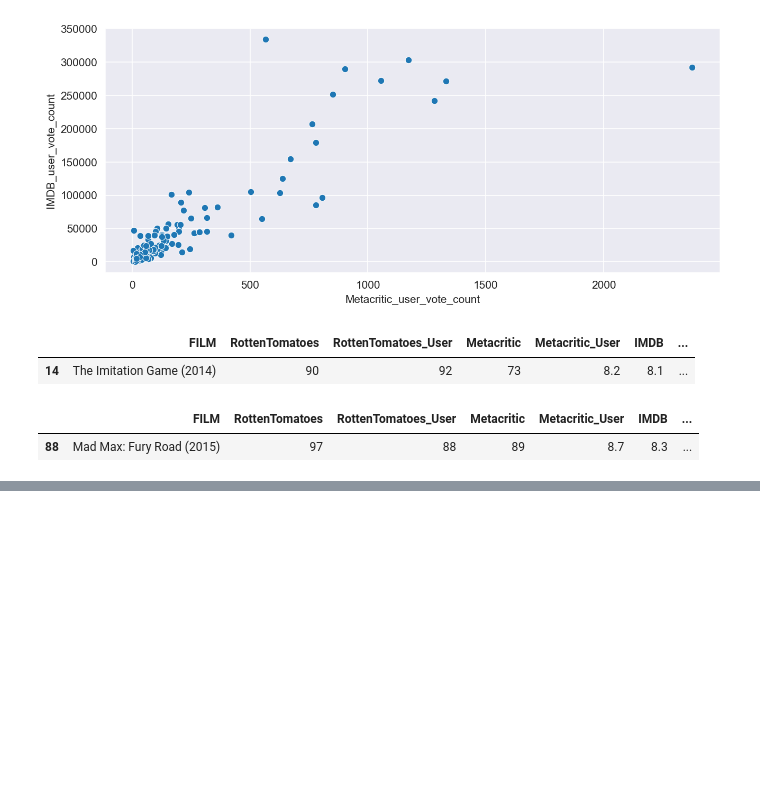
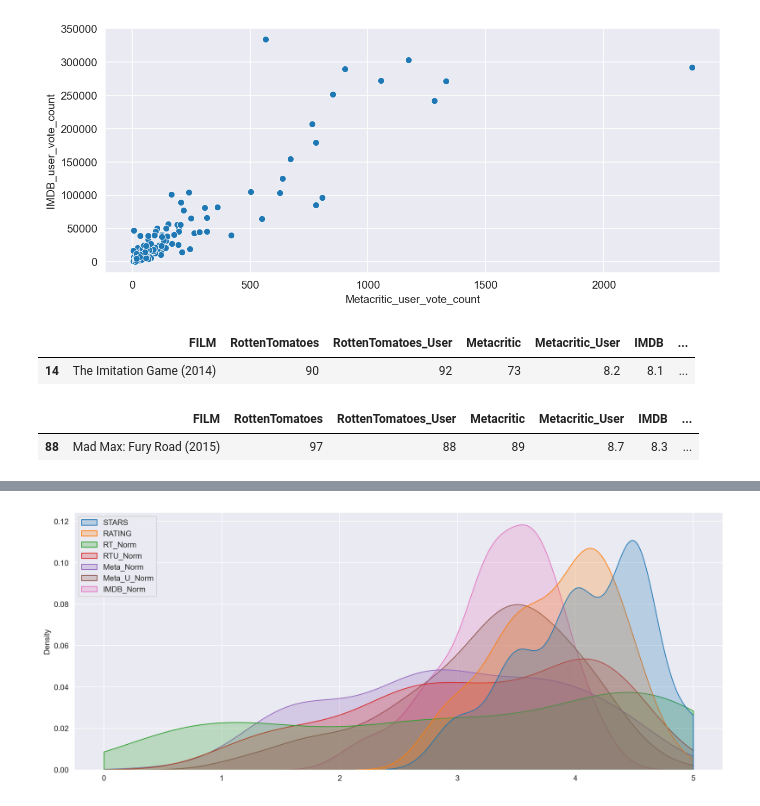
Before and after one commit to mlkbrv/FandangoDataVisualisation, a Jupyter notebook: sample.ipynb, the cells around one changed output, grey strips where cells are left out. Drawn from its saved outputs; the diff is of its cells as text; code cells hidden in the pictures; blank space fills up the shorter version.

Commit message:
compare datas from fandango and other platforms

```diff
--- a/sample.ipynb
+++ b/sample.ipynb
@@ -254,3 +254,5 @@ all_sites.nlargest(1,"Metacritic_user_vote_count")
 # %% [output]
 |  | FILM | RottenTomatoes | RottenTomatoes_User | Metacritic | Metacritic_User | IMDB | ... |
 | 88 | Mad Max: Fury Road (2015) | 97 | 88 | 89 | 8.7 | 8.3 | ... |
+# %%
+df = pd.merge(fandango, all_sites, on="FILM",how="inner")
@@ -256,0 +303,6 @@ all_sites.nlargest(1,"Metacritic_user_vote_count")
+# %%
+df["RT_Norm"] = np.round(df["RottenTomatoes"]/20,1)
+df["RTU_Norm"] = np.round(df["RottenTomatoes_User"]/20,1)
+df["Meta_Norm"] = np.round(df["Metacritic"]/20,1)
+df["Meta_U_Norm"] = np.round(df["Metacritic_User"]/2,1)
+df["IMDB_Norm"] = np.round(df["IMDB"]/2,1)
@@ -256,0 +326,2 @@ all_sites.nlargest(1,"Metacritic_user_vote_count")
+# %%
+norm_scores = df[['STARS', 'RATING','RT_Norm', 'RTU_Norm', 'Meta_Norm', 'Meta_U_Norm', 'IMDB_Norm']]
@@ -256,0 +337,13 @@ all_sites.nlargest(1,"Metacritic_user_vote_count")
+# %%
+def move_legend(ax, new_loc, **kws):
+    old_legend = ax.legend_
+    handles = old_legend.legend_handles
+    labels = [t.get_text() for t in old_legend.get_texts()]
+    title = old_legend.get_title().get_text()
+    ax.legend(handles, labels, loc=new_loc, title=title, **kws)
+# %%
+fig, ax = plt.subplots(figsize=(15,6),dpi=200)
+sns.kdeplot(data=norm_scores,fill=True,clip=[0,5])
+move_legend(ax,"upper left")
+# %% [output]
+[figure, added]
```
Also changed, not shown: parts of 12 cells of this notebook.
